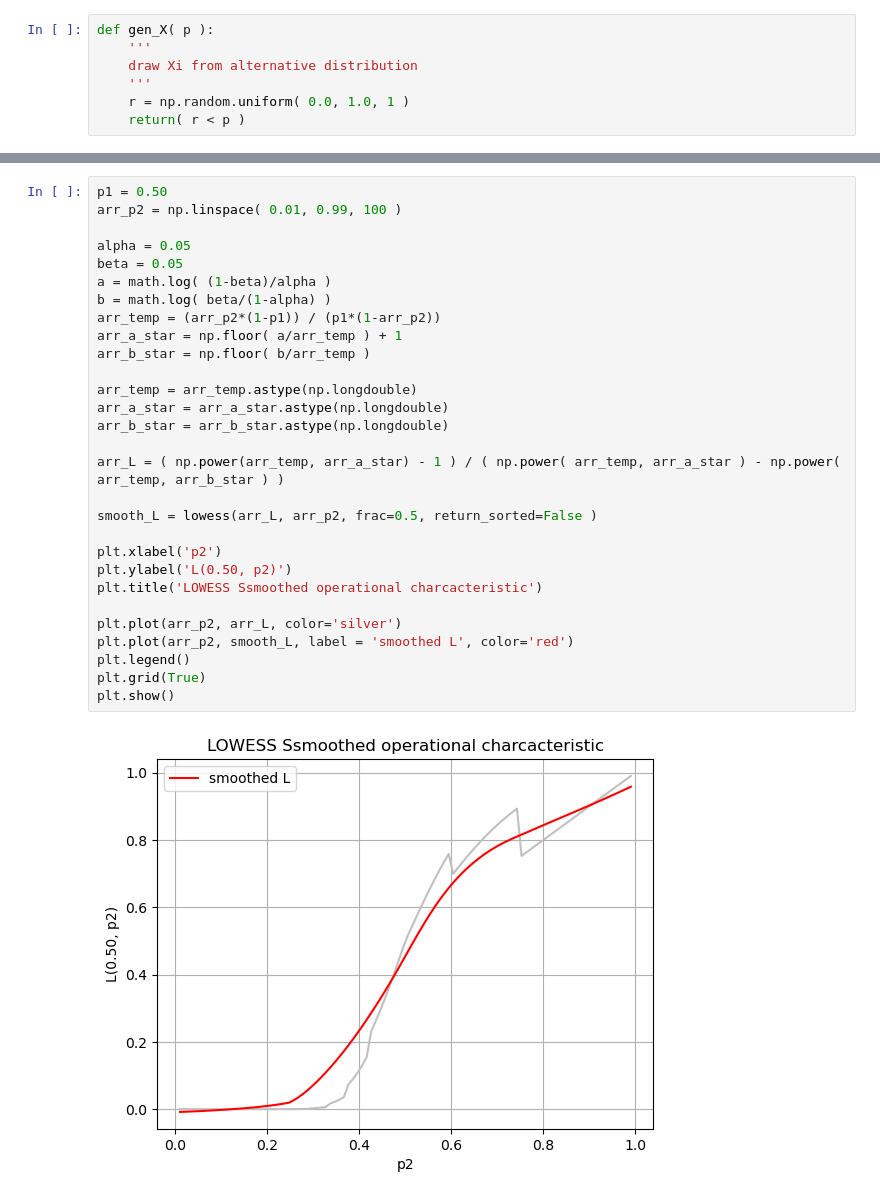
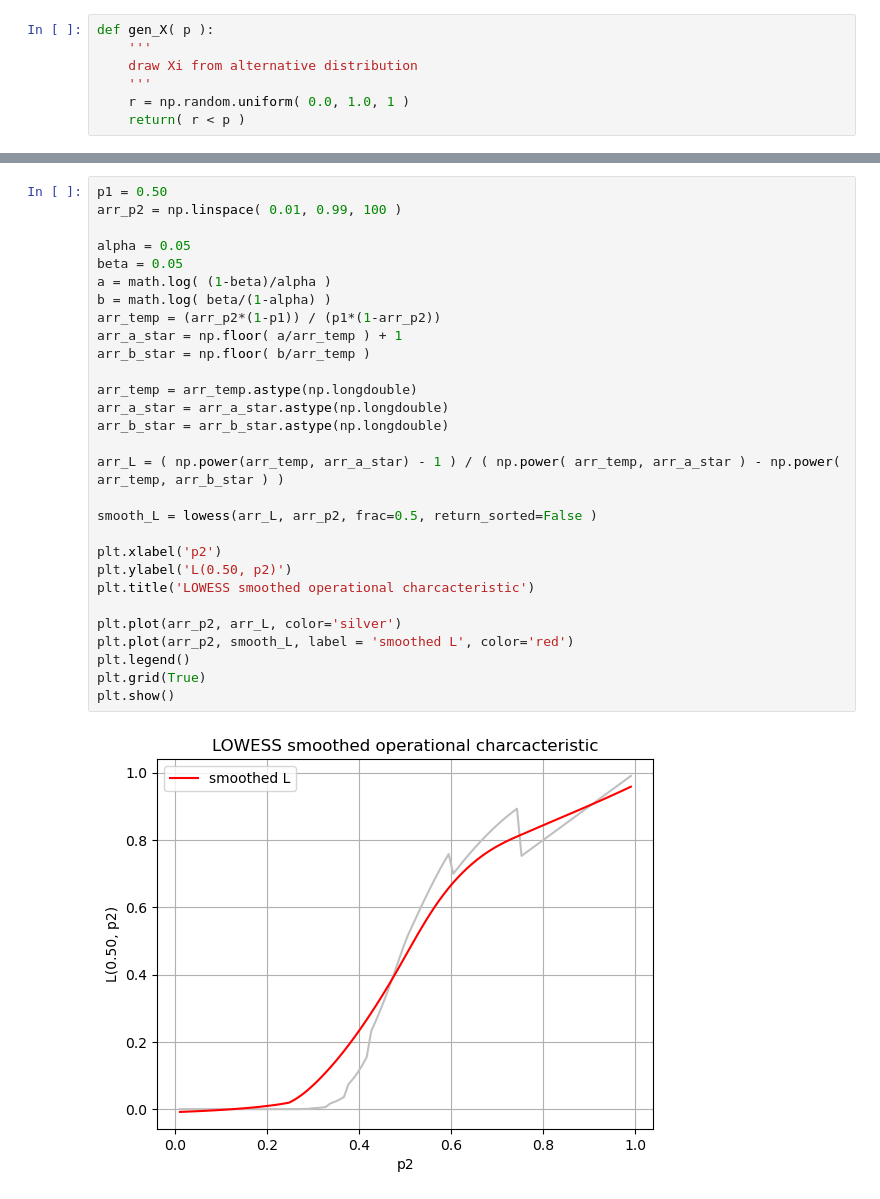
Before and after one commit to PrinceOfCzechia/sequential-test-sim, a Jupyter notebook: notebook2.ipynb, the cells around one changed output, grey strips where cells are left out. Drawn from its saved outputs; the diff is of its cells as text.

```diff
--- a/notebook2.ipynb
+++ b/notebook2.ipynb
@@ -746,31 +751,31 @@ epsilon = 0.5773409763071452
 # %%
 p1 = 0.50
 arr_p2 = np.linspace( 0.01, 0.99, 100 )
 
 alpha = 0.05
 beta = 0.05
 a = math.log( (1-beta)/alpha )
 b = math.log( beta/(1-alpha) )
 arr_temp = (arr_p2*(1-p1)) / (p1*(1-arr_p2))
 arr_a_star = np.floor( a/arr_temp ) + 1
 arr_b_star = np.floor( b/arr_temp )
 
 arr_temp = arr_temp.astype(np.longdouble)
 arr_a_star = arr_a_star.astype(np.longdouble)
 arr_b_star = arr_b_star.astype(np.longdouble)
 
 arr_L = ( np.power(arr_temp, arr_a_star) - 1 ) / ( np.power( arr_temp, arr_a_star ) - np.power( arr_temp, arr_b_star ) )
 
 smooth_L = lowess(arr_L, arr_p2, frac=0.5, return_sorted=False )
 
 plt.xlabel('p2')
 plt.ylabel('L(0.50, p2)')
-plt.title('LOWESS Ssmoothed operational charcacteristic')
+plt.title('LOWESS smoothed operational charcacteristic')
 
 plt.plot(arr_p2, arr_L, color='silver')
 plt.plot(arr_p2, smooth_L, label = 'smoothed L', color='red')
 plt.legend()
 plt.grid(True)
 plt.show()
 # %% [output]
-[figure, old version]
+[figure, new version]
```
Also changed, not shown: parts of 10 cells of this notebook.
